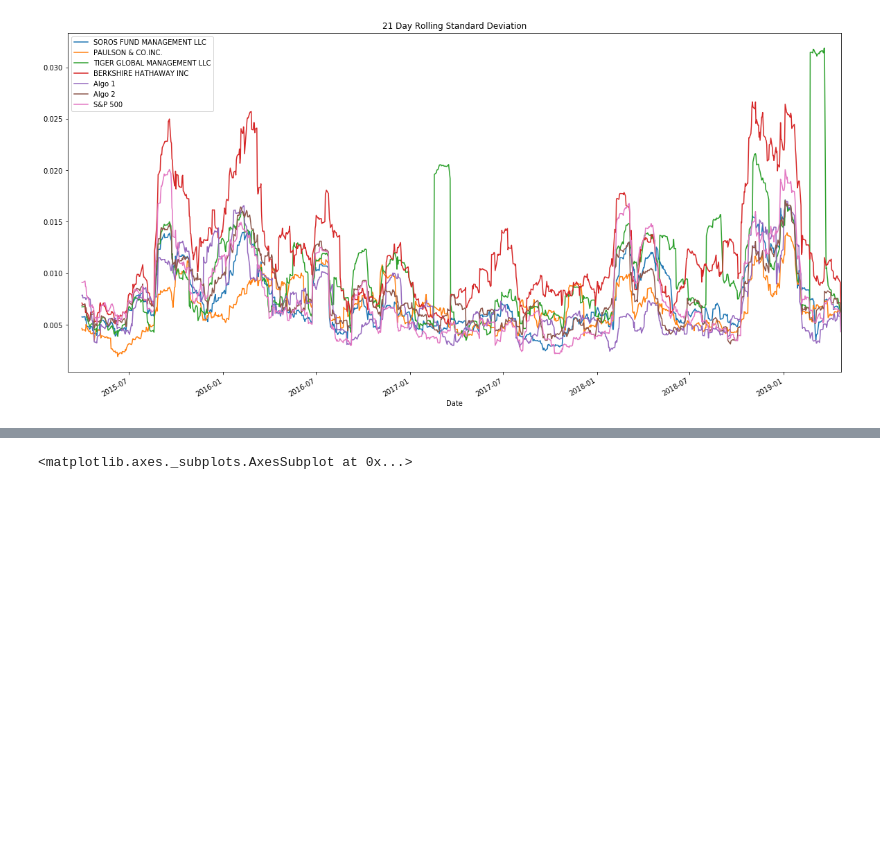
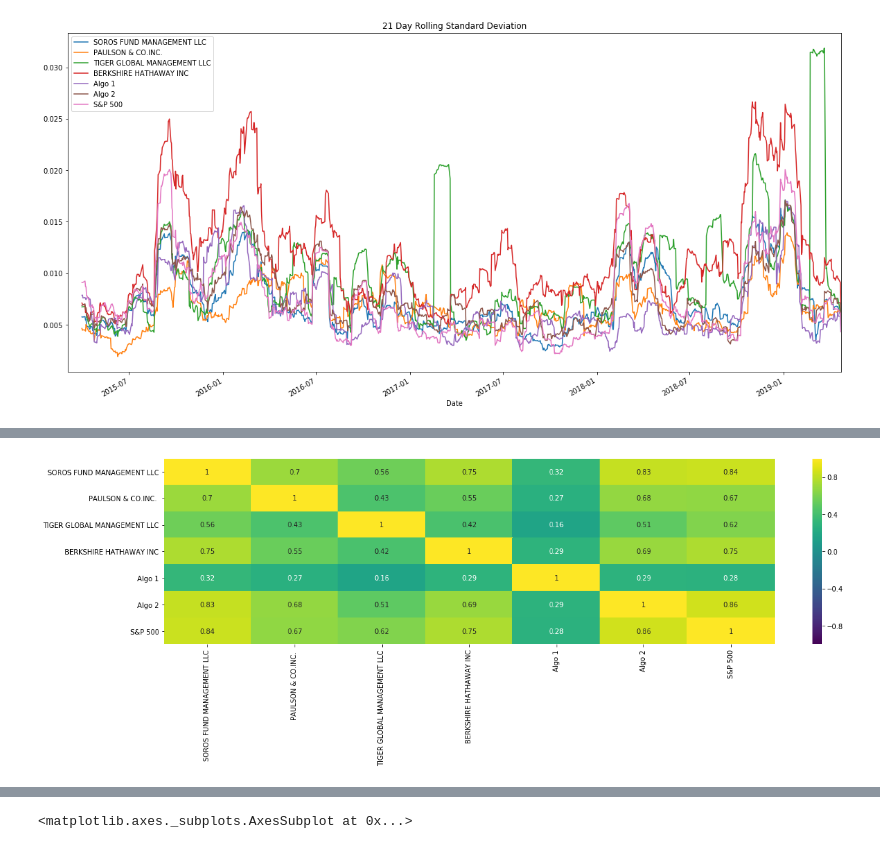
Before and after one commit to GonzaloGarciaContreras/Pandas-Homework-Whale-Analysis, a Jupyter notebook: ggc_whale_analysis.ipynb, the cells around one changed output, grey strips where cells are left out. Saved outputs shown, nothing was run; the diff lists cells and outputs as text; code cells hidden in the pictures; blank space fills up the shorter version.

```diff
--- a/ggc_whale_analysis.ipynb
+++ b/ggc_whale_analysis.ipynb
@@ -466,3 +475,7 @@ Risk changes over time. Analyze the rolling statistics for Risk and Beta.
 # %% [output]
 <matplotlib.axes._subplots.AxesSubplot at 0x...>
 [figure]
+# %%
+# Derive correlation
+combined_correlation = concat_data.corr()
+combined_correlation
@@ -469,3 +491,15 @@ Risk changes over time. Analyze the rolling statistics for Risk and Beta.
+# %%
+# `heatmap` function from the Seaborn library to visualize the correlation table
+plt.subplots(figsize=(20,5))
+ax = sns.heatmap(combined_correlation, vmin=-1, vmax=+1, cmap="viridis", annot=True)
+bottom, top = ax.get_ylim()
+ax.set_ylim(bottom + 0.5, top - 0.5)
+#ax.xaxis.tick_top() # x axis on top
+#ax.xaxis.set_label_position('top')
+#plt.yticks(rotation=1)
+plt.show()
+# %% [output]
+[figure, added]
 # %%
 # Construct a correlation table
 # YOUR CODE HERE
```
Also changed, not shown: parts of 3 cells of this notebook, 6 other files.
